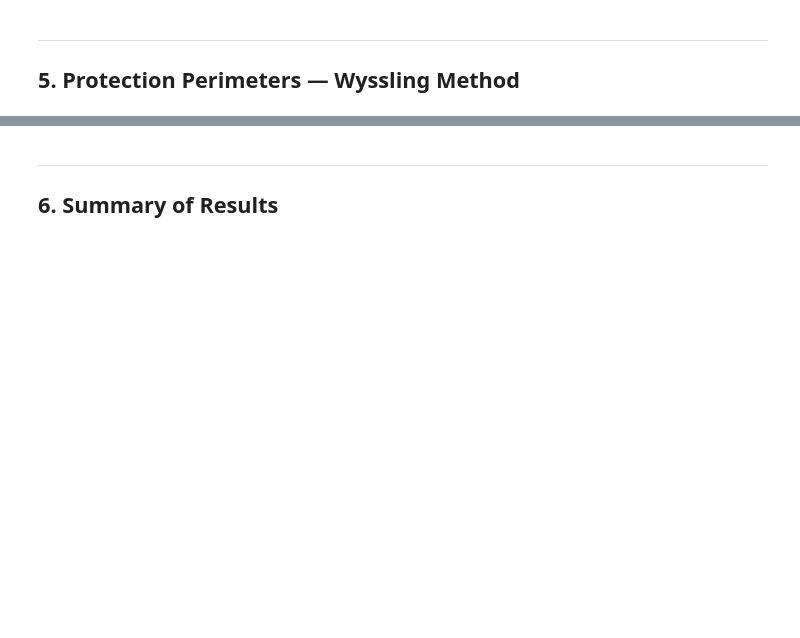
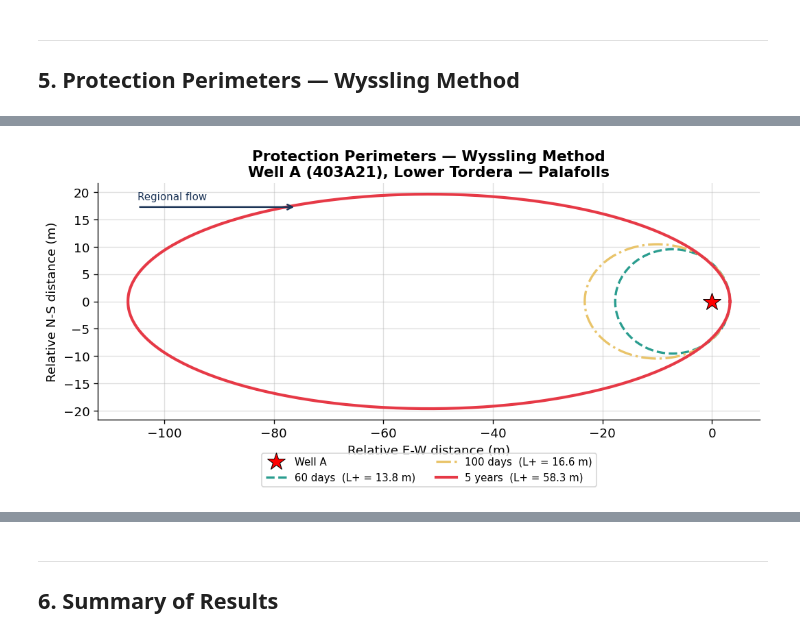
Before and after one commit to CdFlopy95/Captaciones_Tordera-Palafolls, a Jupyter notebook: analisis_hidrogeologico_palafolls.ipynb, the cells around one changed output, grey strips where cells are left out. Drawn from its saved outputs; the diff is of its cells as text; code cells hidden in the pictures; blank space fills up the shorter version.

```diff
--- a/analisis_hidrogeologico_palafolls.ipynb
+++ b/analisis_hidrogeologico_palafolls.ipynb
@@ -447,59 +524,44 @@ for label, t in tiempos.items():
 # %%
-# ── PROTECTION PERIMETERS PLOT ──────────────────────────────────────────
-fig, axes = plt.subplots(1, 2, figsize=(16, 7))
+# ── PROTECTION PERIMETERS PLOT (versión limpia, un solo panel) ──────────────
+fig, ax = plt.subplots(figsize=(9, 7))
 
 colores_wyss = {'60 days': '#2a9d8f', '100 days': '#e9c46a', '5 years': '#e63946'}
-lw_wyss     = {'60 days': 2,         '100 days': 2,         '5 years': 2.5}
-ls_wyss     = {'60 days': '--',        '100 days': '-.',        '5 years': '-'}
+lw_wyss     = {'60 days': 2,          '100 days': 2,          '5 years': 2.5}
+ls_wyss     = {'60 days': '--',       '100 days': '-.',       '5 years': '-'}
 
-for ax_idx, ax in enumerate(axes):
-    # Pumped well
-    if ax_idx == 0:  # relative coords
-        ax.plot(0, 0, 'r*', ms=14, zorder=10, label='Well A', markeredgecolor='black', markeredgewidth=0.5)
-    else:            # UTM coords
-        ax.plot(params['pozo_x'], params['pozo_y'], 'r*', ms=14, zorder=10,
-                label='Well A (479732, 4614252)', markeredgecolor='black', markeredgewidth=0.5)
+# Pumped well
+ax.plot(0, 0, 'r*', ms=16, zorder=10, label='Well A',
+        markeredgecolor='black', markeredgewidth=0.6)
 
-    # Regional flow arrow
-    arrow_len = 300 if ax_idx == 1 else 250
-    ox = params['pozo_x'] - 800 if ax_idx == 1 else -800
-    oy = params['pozo_y'] if ax_idx == 1 else 0
-    ax.annotate('', xy=(ox + arrow_len, oy), xytext=(ox, oy),
-                arrowprops=dict(arrowstyle='->', color='#1d3557', lw=1.5))
-    ax.text(ox, oy + 80, 'Regional flow', fontsize=8, color='#1d3557')
+# Regional flow arrow — fijo en coordenadas de ejes, no afecta el zoom
+ax.annotate('', xy=(0.30, 0.90), xytext=(0.06, 0.90),
+            xycoords='axes fraction', textcoords='axes fraction',
+            arrowprops=dict(arrowstyle='->', color='#1d3557', lw=1.5))
+ax.text(0.06, 0.93, 'Regional flow', fontsize=9, color='#1d3557',
+        transform=ax.transAxes)
 
-    for label, t in tiempos.items():
-        x_w, y_w, geom = wyssling_perimeter(t, **{k: params[k] for k in ['Q','T','ne','b','i']})
-        if ax_idx == 1:
-            x_w = x_w + params['pozo_x']
-            y_w = y_w + params['pozo_y']
-        ax.plot(x_w, y_w, color=colores_wyss[label], lw=lw_wyss[label],
-                ls=ls_wyss[label], label=f'Wyssling {label}')
-        # Annotate extension
-        idx_max = np.argmin(x_w) if ax_idx == 1 else np.argmin(x_w)
-        ax.annotate(
-            f"{geom['L+ upstream (m)']:.0f} m",
-            xy=(x_w[idx_max], y_w[idx_max]),
-            xytext=(x_w[idx_max] - 50, y_w[idx_max] + 40),
-            fontsize=7, color=colores_wyss[label],
-            arrowprops=dict(arrowstyle='->', color=colores_wyss[label], lw=0.8)
-        )
+# Dibujar las 3 elipses, con el valor L+ directo en la leyenda
+for label, t in tiempos.items():
+    x_w, y_w, geom = wyssling_perimeter(t, **{k: params[k] for k in ['Q','T','ne','b','i']})
+    ax.plot(x_w, y_w, color=colores_wyss[label], lw=lw_wyss[label],
+            ls=ls_wyss[label],
+            label=f"{label}  (L+ = {geom['L+ upstream (m)']:.1f} m)")
 
-    ax.set_aspect('equal')
-    ax.legend(fontsize=9, loc='upper right')
-    if ax_idx == 0:
-        ax.set_xlabel('Relative E-W distance (m)')
-        ax.set_ylabel('Relative N-S distance (m)')
-        ax.set_title('Perimeters relative to well', fontweight='bold')
-    else:
-        ax.set_xlabel('UTM X (m) — Zone 31N')
-        ax.set_ylabel('UTM Y (m) — Zone 31N')
-        ax.set_title('Perimeters in UTM 31N coordinates', fontweight='bold')
-        ax.ticklabel_format(style='plain', axis='both')
+ax.relim()
+ax.autoscale_view()
+ax.set_aspect('equal')
+ax.set_xlabel('Relative E-W distance (m)')
+ax.set_ylabel('Relative N-S distance (m)')
+ax.set_title('Protection Perimeters — Wyssling Method\nWell A (403A21), Lower Tordera — Palafolls',
+             fontsize=13, fontweight='bold')
 
-fig.suptitle('Protection Perimeters — Wyssling Method\nWell A (403A21), Lower Tordera — Palafolls',
-             fontsize=13, fontweight='bold')
+# Leyenda fuera del área de las elipses, abajo del gráfico
+ax.legend(fontsize=9, loc='upper center', bbox_to_anchor=(0.5, -0.12),
+          ncol=2, frameon=True)
+
 plt.tight_layout()
-plt.savefig('output/04_perimetros_wyssling.png', dpi=150, bbox_inches='tight')
+plt.savefig('output/04_Perimeters_wyssling.png', dpi=150, bbox_inches='tight')
 plt.show()
-print('✓ Figure saved: output/04_perimetros_wyssling.png')
+print('✓ Figure saved: output/04_Perimeters_wyssling.png')
+# %% [output]
+[figure, added]
```
Also changed, not shown: parts of 13 cells of this notebook.
